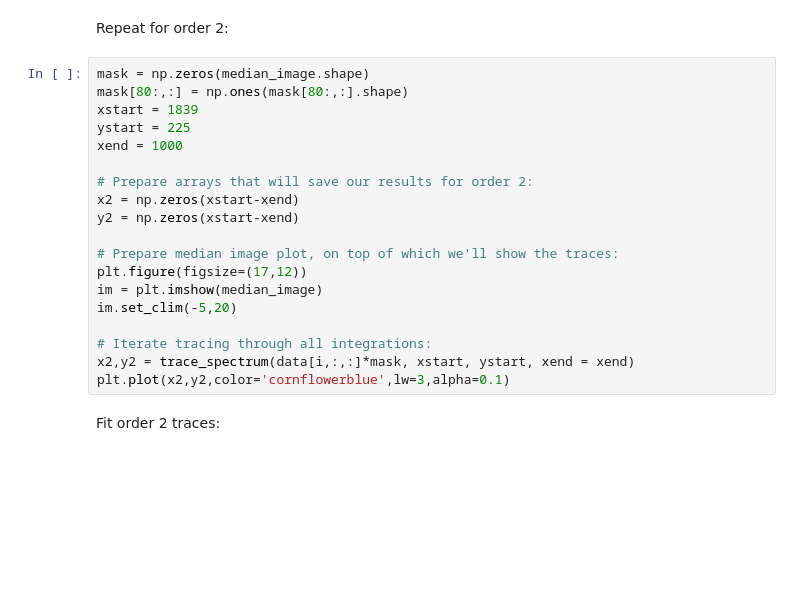
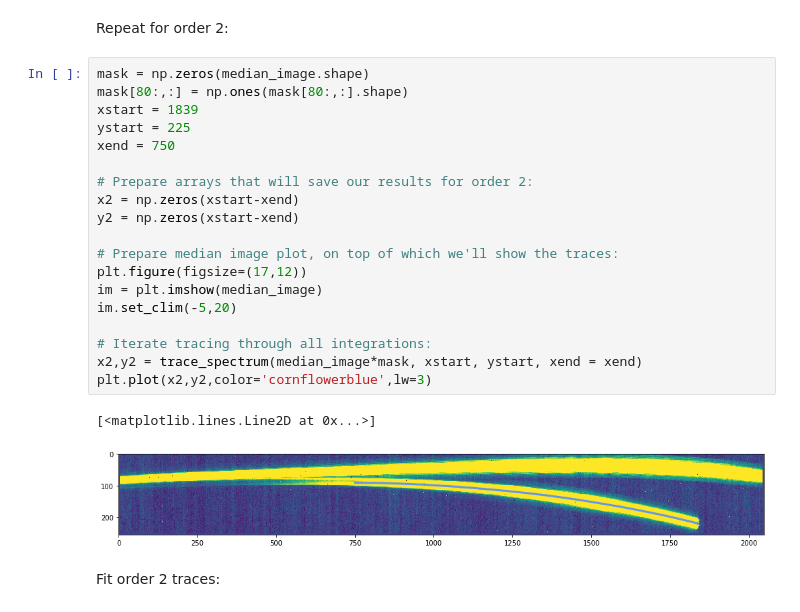
Before and after one commit to nespinoza/dat_pyinthesky, a Jupyter notebook: jdat_notebooks/soss-transit-spectroscopy/HAT-P-1b-PART2-calibration.ipynb, the cells around one changed output. Drawn from its saved outputs; the diff is of its cells as text; blank space fills up the shorter version.

```diff
--- a/jdat_notebooks/soss-transit-spectroscopy/HAT-P-1b-PART2-calibration.ipynb
+++ b/jdat_notebooks/soss-transit-spectroscopy/HAT-P-1b-PART2-calibration.ipynb
@@ -336,22 +381,25 @@ Repeat for order 2:
 # %%
 mask = np.zeros(median_image.shape)
 mask[80:,:] = np.ones(mask[80:,:].shape)
 xstart = 1839
 ystart = 225
-xend = 1000
+xend = 750
 
 # Prepare arrays that will save our results for order 2:
 x2 = np.zeros(xstart-xend)
 y2 = np.zeros(xstart-xend)
 
 # Prepare median image plot, on top of which we'll show the traces:
 plt.figure(figsize=(17,12))
 im = plt.imshow(median_image)
 im.set_clim(-5,20)
 
 # Iterate tracing through all integrations:
-x2,y2 = trace_spectrum(data[i,:,:]*mask, xstart, ystart, xend = xend)
-plt.plot(x2,y2,color='cornflowerblue',lw=3,alpha=0.1)
+x2,y2 = trace_spectrum(median_image*mask, xstart, ystart, xend = xend)
+plt.plot(x2,y2,color='cornflowerblue',lw=3)
+# %% [output]
+[<matplotlib.lines.Line2D at 0x...>]
+[figure, added]
 # %% [markdown]
 Fit order 2 traces:
 # %%
```
Also changed, not shown: parts of 29 cells of this notebook.
